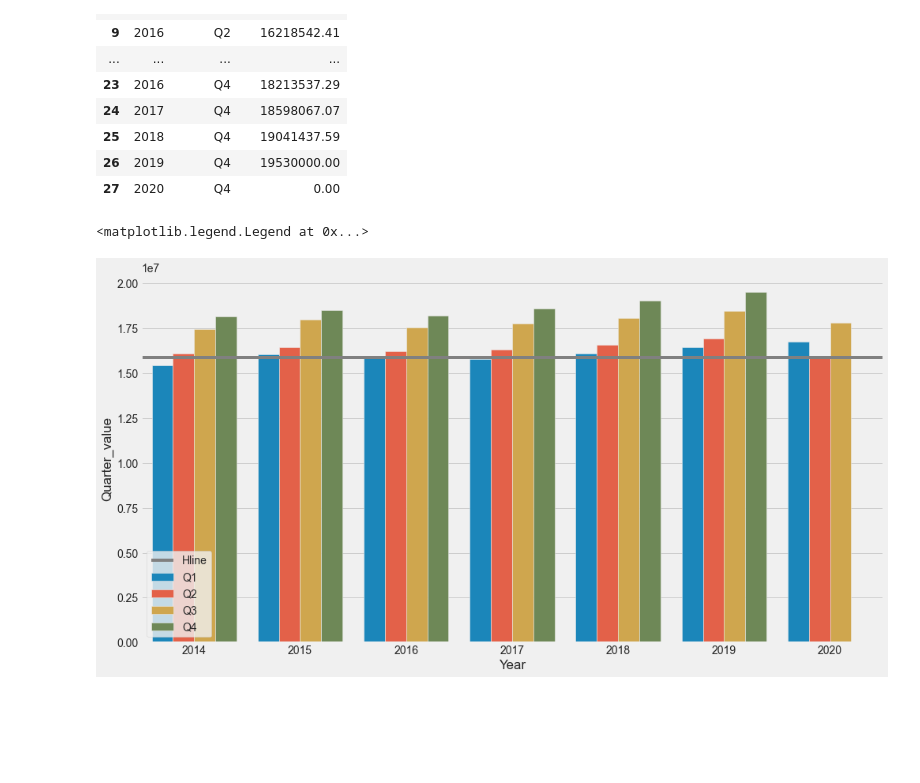
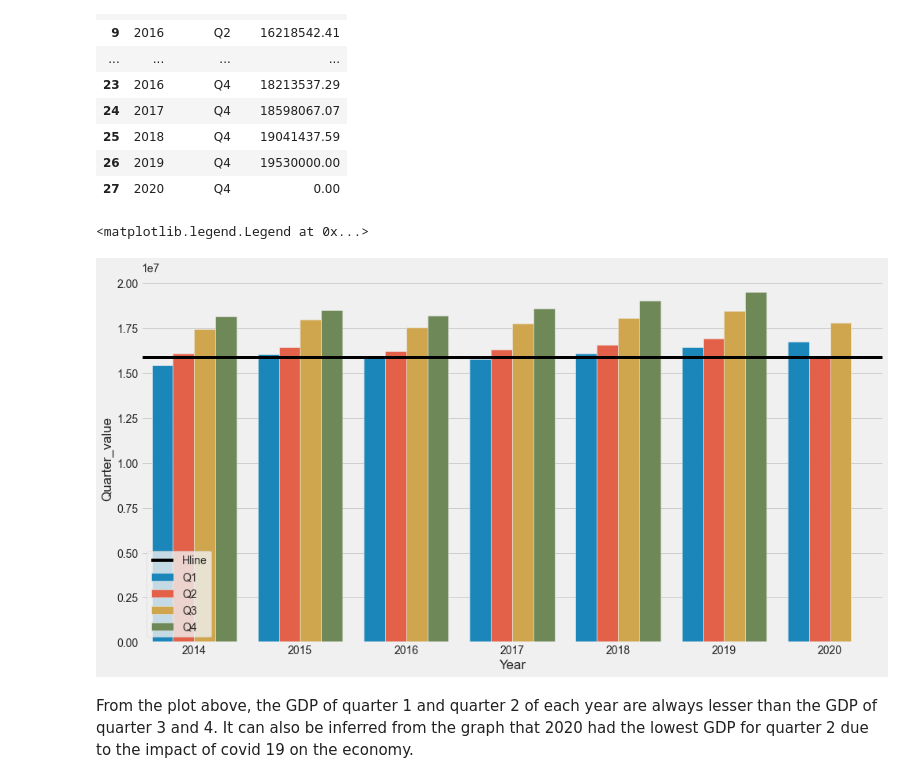
Before and after one commit to adejumobiesther/Nigeria-COVID-19-Data-Analysis-Using-Python, a Jupyter notebook: covidproject.ipynb, the cells around one changed output. Saved outputs shown, nothing was run; the diff lists cells and outputs as text; code cells hidden in the pictures; blank space fills up the shorter version.

```diff
--- a/covidproject.ipynb
+++ b/covidproject.ipynb
@@ -692,8 +713,10 @@ new_RealGDP
 # %%
 plt.figure(figsize = (15,8))
 sns.barplot(x = 'Year', y = 'Quarter_value',hue = 'Quarter', data = new_RealGDP)
-plt.axhline(y =15890000.00, label ='Hline', color ='grey')
+plt.axhline(y =15890000.00, label ='Hline', color ='black')
 plt.legend(loc ='lower left')
 # %% [output]
 <matplotlib.legend.Legend at 0x...>
-[figure, old version]
+[figure, new version]
+# %% [markdown]
+From the plot above, the GDP of quarter 1 and quarter 2 of each year are always lesser than the GDP of quarter 3 and 4. It can also be inferred from the graph that 2020 had the lowest GDP for quarter 2 due to the impact of covid 19 on the economy.
```
Also changed, not shown: parts of 21 cells of this notebook.
